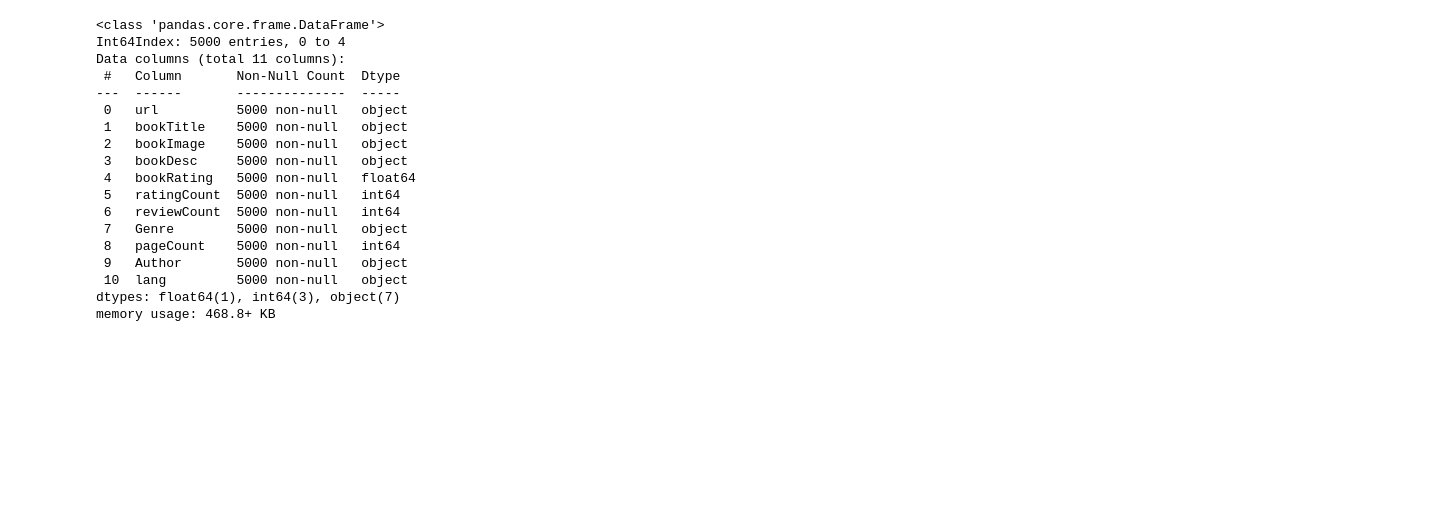
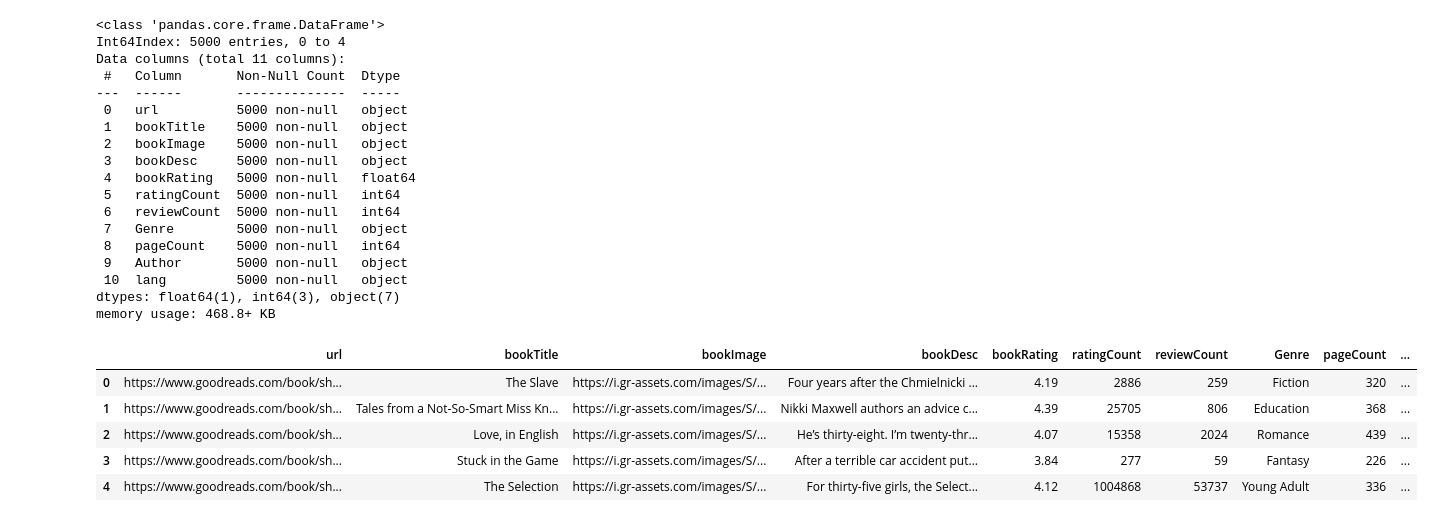
Before and after one commit to alvessab/project_4_book_rec, a Jupyter notebook: Machine Learning/data_cleaning.ipynb, the cells around one changed output. Drawn from its saved outputs; the diff is of its cells as text; code cells hidden in the pictures; blank space fills up the shorter version.

```diff
--- a/Machine Learning/data_cleaning.ipynb
+++ b/Machine Learning/data_cleaning.ipynb
@@ -175,6 +175,15 @@ Data columns (total 11 columns):
  10  lang         5000 non-null   object
 dtypes: float64(1), int64(3), object(7)
 memory usage: 468.8+ KB
+# %%
+df_sub5.head()
+# %% [output]
+|  | url | bookTitle | bookImage | bookDesc | bookRating | ratingCount | reviewCount | Genre | pageCount | ... |
+| 0 | https://www.goodreads.com/book/sh... | The Slave | https://i.gr-assets.com/images/S/... | Four years after the Chmielnicki ... | 4.19 | 2886 | 259 | Fiction | 320 | ... |
+| 1 | https://www.goodreads.com/book/sh... | Tales from a Not-So-Smart Miss Kn... | https://i.gr-assets.com/images/S/... | Nikki Maxwell authors an advice c... | 4.39 | 25705 | 806 | Education | 368 | ... |
+| 2 | https://www.goodreads.com/book/sh... | Love, in English | https://i.gr-assets.com/images/S/... | He’s thirty-eight. I’m twenty-thr... | 4.07 | 15358 | 2024 | Romance | 439 | ... |
+| 3 | https://www.goodreads.com/book/sh... | Stuck in the Game | https://i.gr-assets.com/images/S/... | After a terrible car accident put... | 3.84 | 277 | 59 | Fantasy | 226 | ... |
+| 4 | https://www.goodreads.com/book/sh... | The Selection | https://i.gr-assets.com/images/S/... | For thirty-five girls, the Select... | 4.12 | 1004868 | 53737 | Young Adult | 336 | ... |
 # %%
 #save df with language column as csv
 df_sub5.to_csv("../data/goodreads_final_seven.csv", index=False)
```
Also changed, not shown: 3 other files.
